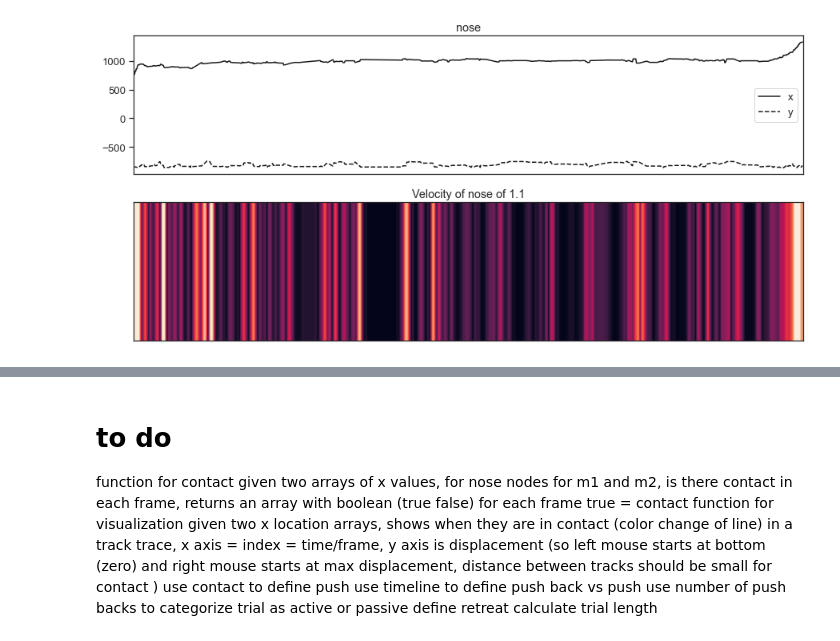
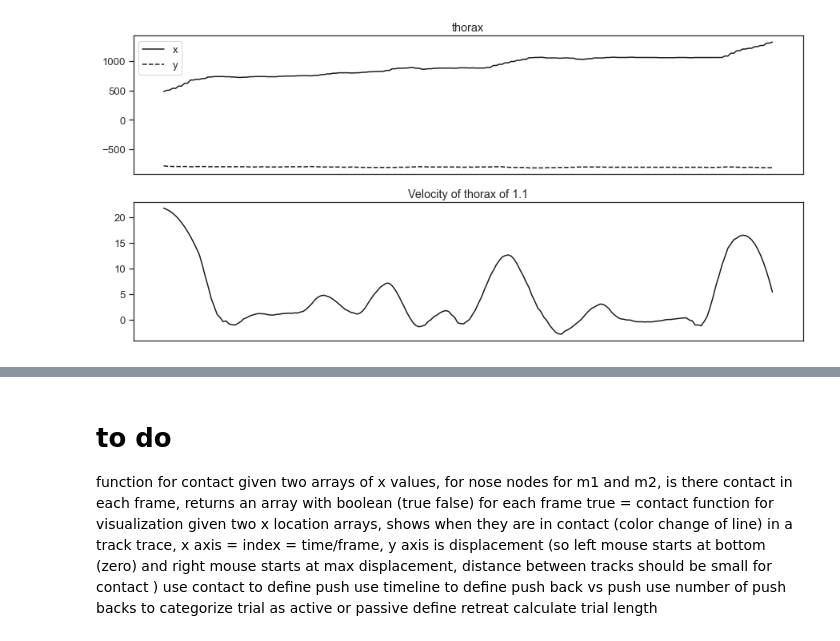
Before and after one commit to padillacoreanolab/pose_tracking_repo, a Jupyter notebook: results/tube_test_analysis/tubetest_analysis.ipynb, the cells around one changed output, grey strips where cells are left out. Drawn from its saved outputs; the diff is of its cells as text; code cells hidden in the pictures.

```diff
--- a/results/tube_test_analysis/tubetest_analysis.ipynb
+++ b/results/tube_test_analysis/tubetest_analysis.ipynb
@@ -84,0 +85,7 @@ instance count: 2
+# %%
+tube = "./tube_nodes.h5"
+dset_names, locations, node_names, track_names, rank_dic = get_info(tube)
+
+node_names
+new_data = locations[~np.isnan(locations)]
+new_data
@@ -253,30 +358,31 @@ NameError: name 'front_loc' is not defined
 # %%
 def visualize_velocity(node, node_loc, mouse):
     """
     node: string of node you want to visualize the velocity of i.e. 'nose'
     node_loc: a [frames, 2] array
     mouse: string, ID's i.e. '1.1'
     returns and saves plots of velocity visualization into velocity folder
 
     """
     node_vel = smooth_diff(node_loc[:, :, MOUSE_YELLOW_PAGES[mouse]])
     fig = plt.figure(figsize=(15,7))
     ax1 = fig.add_subplot(211)
     ax1.plot(node_loc[:, 0, MOUSE_YELLOW_PAGES[mouse]], 'k', label='x')
     ax1.plot(-1*node_loc[:, 1, MOUSE_YELLOW_PAGES[mouse]], 'k', label='y', linestyle='dashed')
 
     ax1.legend()
     ax1.set_xticks([])
     ax1.set_title(node)
 
     ax2 = fig.add_subplot(212, sharex=ax1)
-    ax2.imshow(node_vel[:,np.newaxis].T, aspect='auto', vmin=0, vmax=10)
-    ax2.set_yticks([])
+    ax2.plot(node_vel[:,0], 'k')
+    #ax2.imshow(node_vel[:,np.newaxis].T, aspect='auto', vmin=0, vmax=10)
+    #ax2.set_yticks([])
     ax2.set_title('Velocity of ' + node + ' of ' + mouse)
     plt.savefig('./plots/velocity/id_{}_velocity_{}.png'.format(mouse, node))
-visualize_velocity('nose', nose_loc, '1.1')
+visualize_velocity('thorax', thorax_loc, '1.1')
 # %% [output]
-[figure, old version]
+[figure, new version]
 # %%
 def plot_vel_tracks(node, node_loc, mouse):
     mouse_number = MOUSE_YELLOW_PAGES[mouse]
```
Also changed, not shown: parts of 29 cells of this notebook, 45 other files.
